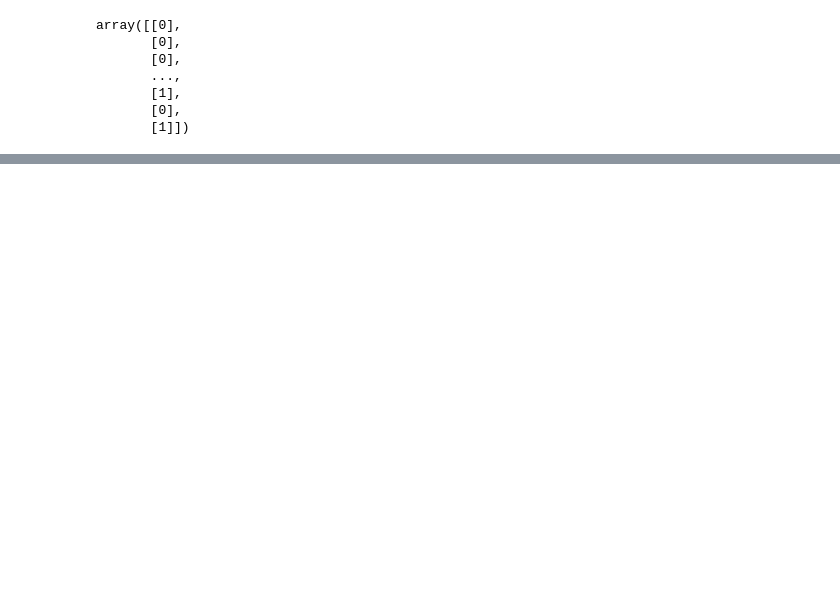
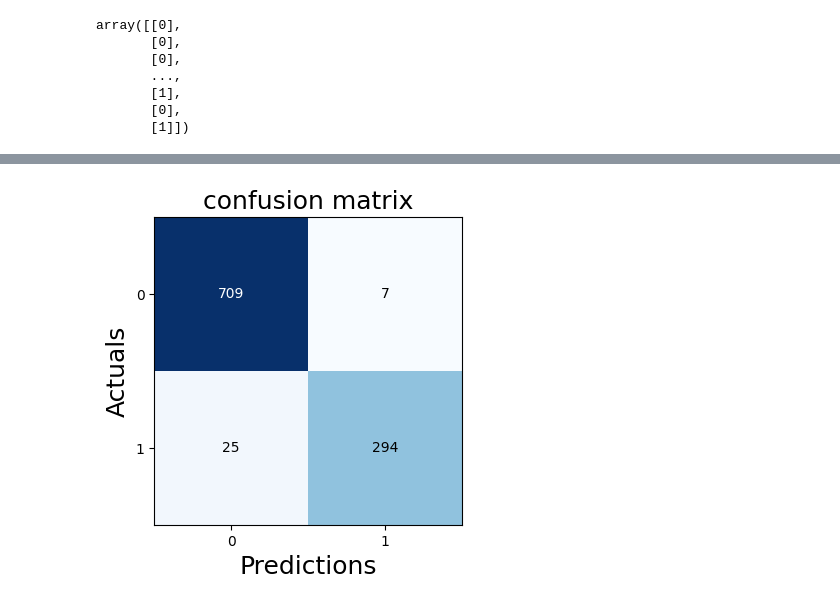
Before and after one commit to environmentallyconsciouscoder/developer_academy_ml_examples, a Jupyter notebook: neural_network.ipynb, the cells around one changed output, grey strips where cells are left out. Drawn from its saved outputs; the diff is of its cells as text; code cells hidden in the pictures; blank space fills up the shorter version.

```diff
--- a/neural_network.ipynb
+++ b/neural_network.ipynb
@@ -294,0 +303,2 @@ array([[0],
+# %%
+y_pred_ann = y_pred_ann.flatten()
@@ -294,0 +333,12 @@ array([[0],
+# %%
+## confusion matrix
+cm = confusion_matrix(y_test, y_pred_ann)
+# %%
+## confusion matrix plot
+fig, ax = plot_confusion_matrix(conf_mat=cm, figsize=(4,4))
+plt.xlabel('Predictions', fontsize = 18)
+plt.ylabel('Actuals', fontsize = 18)
+plt.title('confusion matrix', fontsize = 18)
+plt.show()
+# %% [output]
+[figure, added]
```
Also changed, not shown: parts of 8 cells of this notebook.
